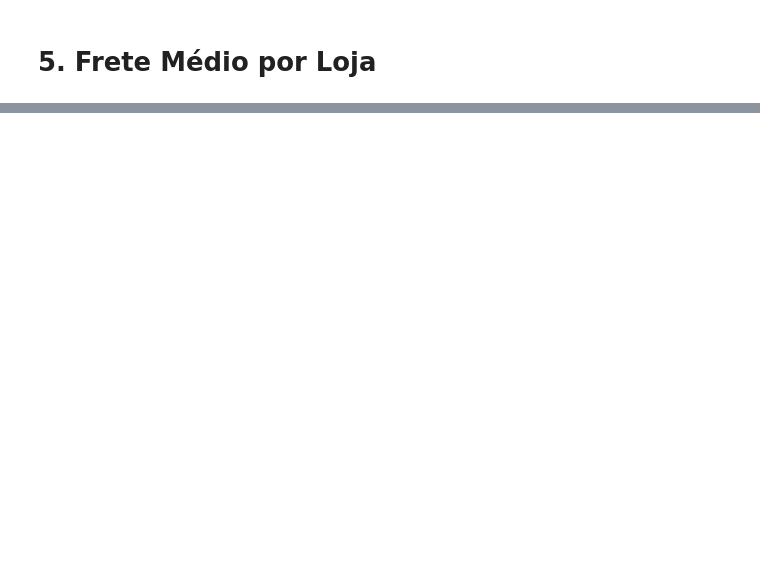
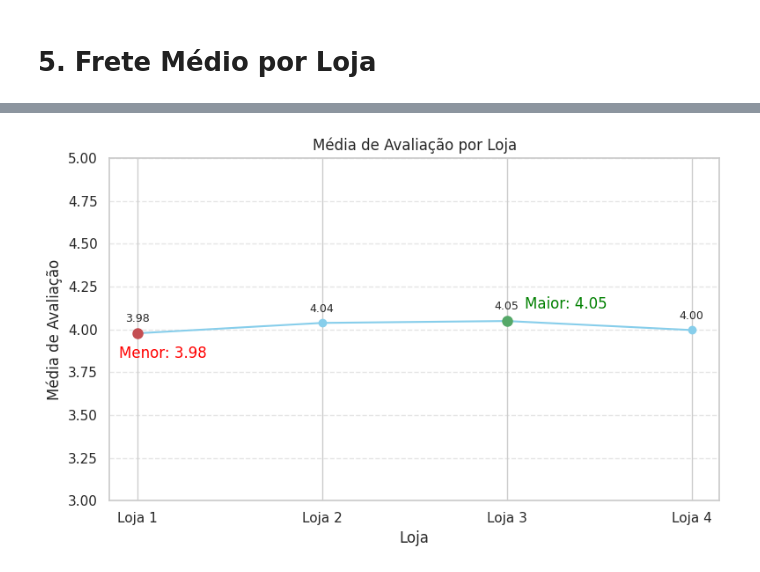
Before and after one commit to gabsrcha/Alura_Store_Analysis, a Jupyter notebook: AluraStoreBr.ipynb, the cells around one changed output, grey strips where cells are left out. Cells and saved outputs as stored; diff of their text form; code cells hidden in the pictures; blank space fills up the shorter version.

```diff
--- a/AluraStoreBr.ipynb
+++ b/AluraStoreBr.ipynb
@@ -319,3 +281,11 @@ A loja com a menor média de avaliação é a loja 1 com uma média de 3.98
 A loja com a maior média de avaliação é a loja 3 com uma média de 4.05
 # %% [markdown]
 # 4. Produtos Mais e Menos Vendidos
+# %%
+for i, loj in enumerate([loja, loja2, loja3, loja4], 1):
+    vendaprod = loj['Produto'].value_counts()
+
+    globals()[f'vendaprod{i}'] = vendaprod
+    print(f"\nProdutos mais vendidos da loja {i}:\n{vendaprod.nlargest(5)}\n")
+    print(f"\nProdutos menos vendidos da loja {i}:\n{vendaprod.nsmallest(5)}\n")
+    print("-*-*-" *10)
@@ -322,2 +310,9 @@ A loja com a maior média de avaliação é a loja 3 com uma média de 4.05
 # %% [markdown]
 # 5. Frete Médio por Loja
+# %%
+
+frete_medio = []
+for i, loj in enumerate([loja, loja2, loja3, loja4], 1):
+    media_frete = loj['Frete'].mean()
+    frete_medio.append(media_frete)
+    print(f"Frete médio da loja {i}: R${media_frete:.2f}")
@@ -323,0 +405,27 @@ A loja com a maior média de avaliação é a loja 3 com uma média de 4.05
+# %%
+lojas = [f"Loja {i}" for i in range(1, 5)]
+
+plt.figure(figsize=(8, 5))
+bars = plt.plot(lojas, av_loja, color='skyblue', marker = 'o')
+
+plt.plot(lojas[loja_l - 1], av_loja[loja_l - 1], 'ro', markersize=8)
+plt.annotate(f"Menor: {av_loja[loja_l - 1]:.2f}",
+             (lojas[loja_l - 1], av_loja[loja_l - 1]),
+             textcoords="offset points", xytext=(-15, -20), ha='left', color='red')
+
+plt.plot(lojas[loja_b - 1], av_loja[loja_b - 1], 'go', markersize=8)
+plt.annotate(f"Maior: {av_loja[loja_b - 1]:.2f}",
+             (lojas[loja_b - 1], av_loja[loja_b - 1]),
+             textcoords="offset points", xytext=(15, 10), ha='left', color='green')
+for i, valor in enumerate(av_loja):
+    plt.text(lojas[i], valor + 0.05, f"{valor:.2f}", ha='center', va='bottom', fontsize=9)
+
+plt.ylim(3, 5)
+plt.title("Média de Avaliação por Loja")
+plt.ylabel("Média de Avaliação")
+plt.xlabel("Loja")
+plt.grid(axis='y', linestyle='--', alpha=0.5)
+plt.tight_layout()
+plt.show()
+# %% [output]
+[figure, added]
```
Also changed, not shown: parts of 14 cells of this notebook.
